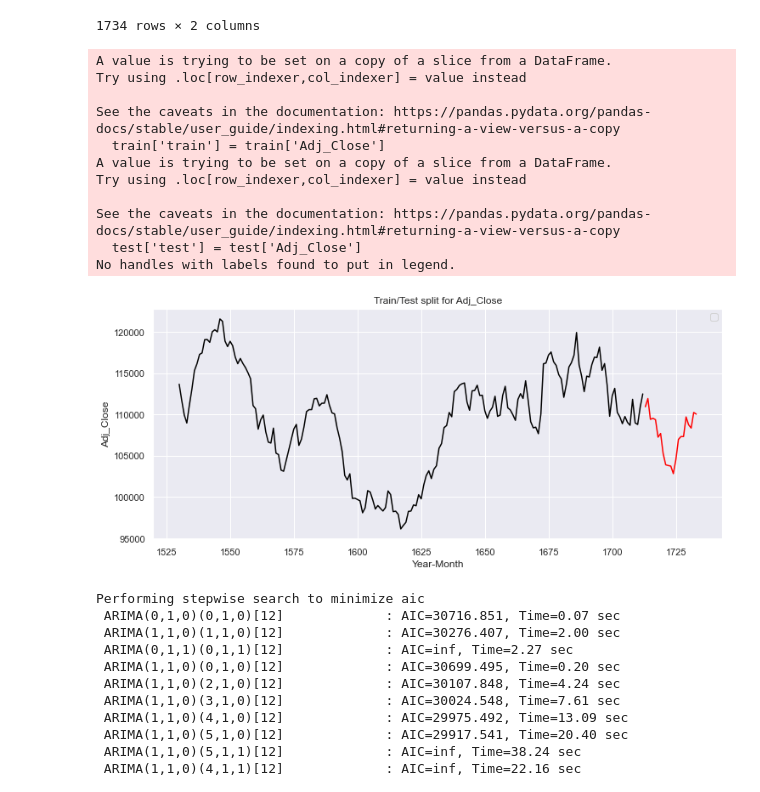
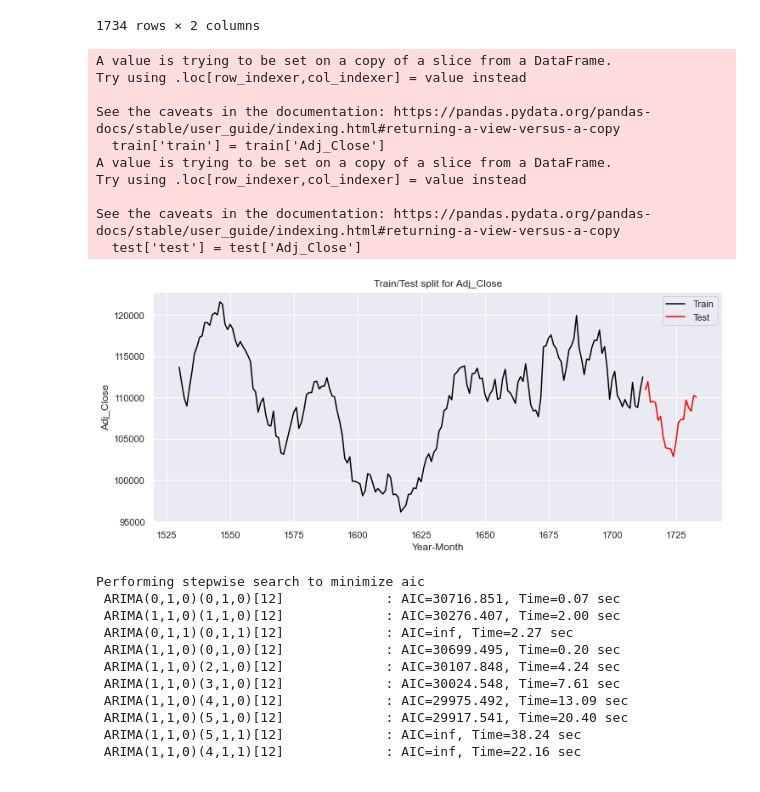
Before and after one commit to fernandopmarciano/Data_Analisys, a Jupyter notebook: Market_Forecast/notebook.ipynb, the cells around one changed output. Cells and saved outputs as stored; diff of their text form; code cells hidden in the pictures.

```diff
--- a/Market_Forecast/notebook.ipynb
+++ b/Market_Forecast/notebook.ipynb
@@ -274,35 +274,34 @@ df
 # %%
 train = df[df['Date'] < pd.to_datetime("2022-12", format='%Y-%m')]
 train['train'] = train['Adj_Close']
 del train['Date']
 del train['Adj_Close']
 test = df[df['Date'] >= pd.to_datetime("2022-12", format='%Y-%m')]
 del test['Date']
 test['test'] = test['Adj_Close']
 del test['Adj_Close']
 
 plt.figure(figsize=(12, 5))
-plt.plot(train[-183:], color = "black")
-plt.plot(test, color = "red")
+plt.plot(train[-183:], color = "black", label = 'Train')
+plt.plot(test, color = "red", label = 'Test')
 plt.title("Train/Test split for Adj_Close")
 plt.ylabel("Adj_Close")
 plt.xlabel('Year-Month')
 plt.legend(loc = 'best')
 sns.set()
 plt.show()
 # %% [output]
 A value is trying to be set on a copy of a slice from a DataFrame.
 Try using .loc[row_indexer,col_indexer] = value instead
 
 See the caveats in the documentation: https://pandas.pydata.org/pandas-docs/stable/user_guide/indexing.html#returning-a-view-versus-a-copy
   train['train'] = train['Adj_Close']
 A value is trying to be set on a copy of a slice from a DataFrame.
 Try using .loc[row_indexer,col_indexer] = value instead
 
 See the caveats in the documentation: https://pandas.pydata.org/pandas-docs/stable/user_guide/indexing.html#returning-a-view-versus-a-copy
   test['test'] = test['Adj_Close']
-No handles with labels found to put in legend.
-[figure, old version]
+[figure, new version]
 # %%
 from pmdarima.arima import auto_arima
 
```
Also changed, not shown: parts of 1 cell of this notebook.
